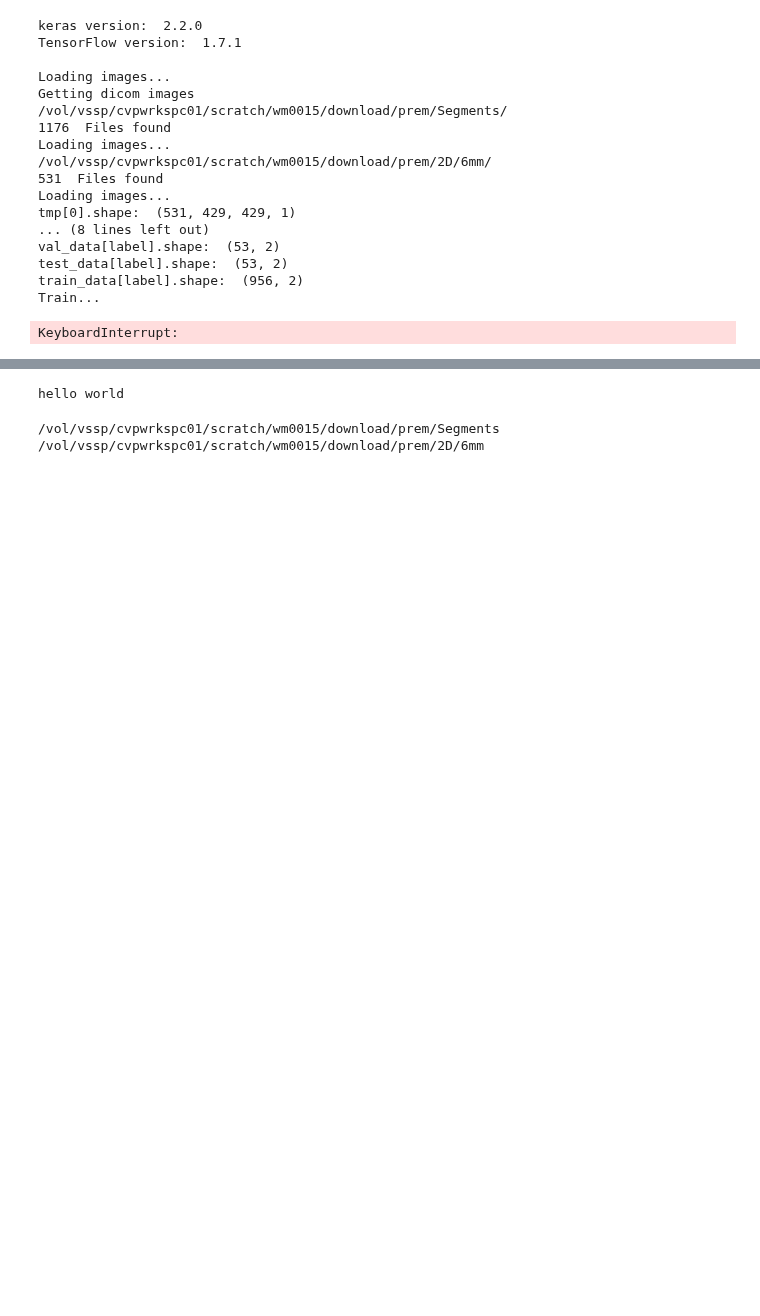
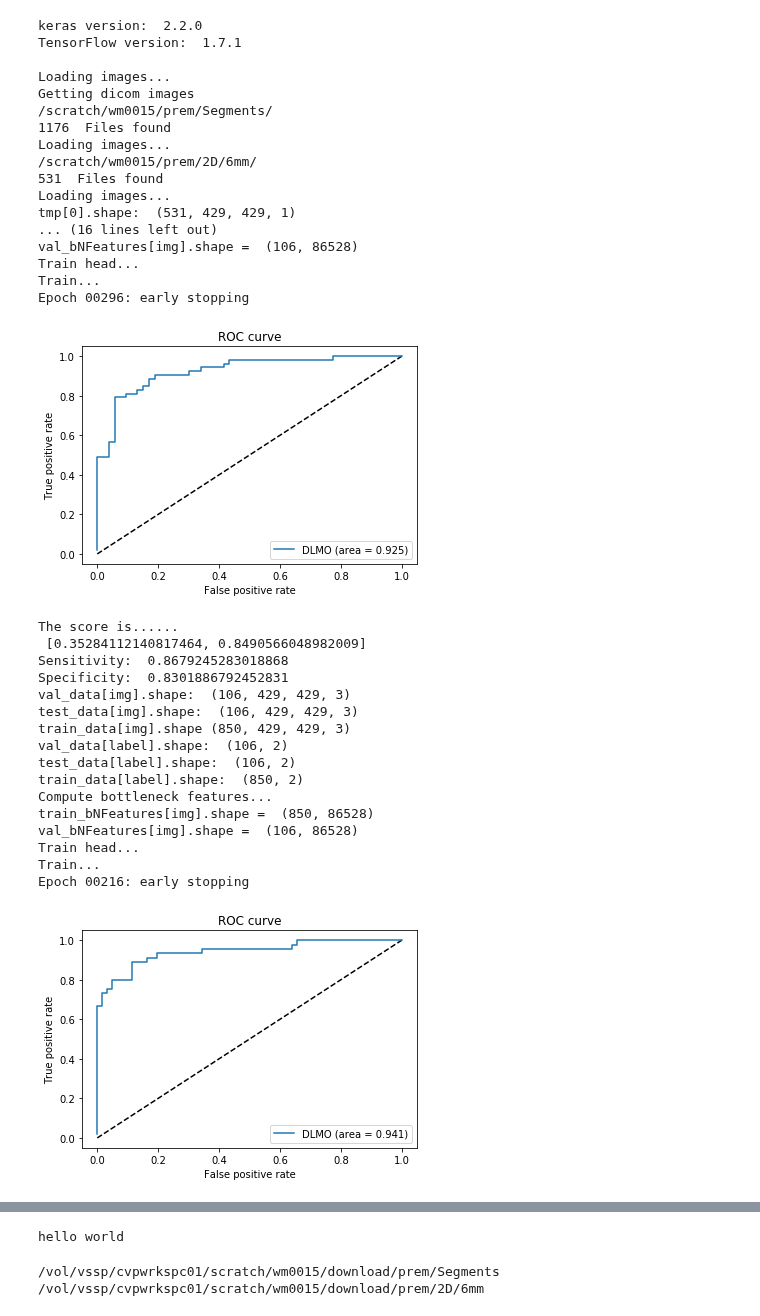
Before and after one commit to Big-Tree/kerasTF, a Jupyter notebook: kerasTransferLearning.ipynb, the cells around one changed output, grey strips where cells are left out. Saved outputs shown, nothing was run; the diff lists cells and outputs as text; code cells hidden in the pictures; blank space fills up the shorter version.

Commit message:
Third test set added
Running TL on prems larger dataset

```diff
--- a/kerasTransferLearning.ipynb
+++ b/kerasTransferLearning.ipynb
@@ -35,9 +35,12 @@ VERBOSE = 0
 ARCHITECTURE = 0
 NORMALISE = 4096
 # Class 0 = backgrounds
+# Server scratch
+CLASSDIR_0 = '/scratch/wm0015/prem/Segments/'
+CLASSDIR_1 = '/scratch/wm0015/prem/2D/6mm/'
 # Prem..
-CLASSDIR_0 = '/vol/vssp/cvpwrkspc01/scratch/wm0015/download/prem/Segments/'#P_Tomo_6CMBCF_XYZ_5*'
-CLASSDIR_1 = '/vol/vssp/cvpwrkspc01/scratch/wm0015/download/prem/2D/6mm/'#P_6CMBCF*'
+# CLASSDIR_0 = '/vol/vssp/cvpwrkspc01/scratch/wm0015/download/prem/Segments/'#P_Tomo_6CMBCF_XYZ_5*'
+# CLASSDIR_1 = '/vol/vssp/cvpwrkspc01/scratch/wm0015/download/prem/2D/6mm/'#P_6CMBCF*'
 # CLASSDIR_0 = '/vol/vssp/cvpwrkspc01/scratch/wm0015/download/prem/Segments/'#P_Tomo_6CMBCF_XYZ_5*'
 # CLASSDIR_1 = '/vol/vssp/cvpwrkspc01/scratch/wm0015/download/prem/2D/my/6mm_c95'#P_6CMBCF*
 
@@ -53,13 +56,13 @@ CLASSDIR_1 = '/vol/vssp/cvpwrkspc01/scratch/wm0015/download/prem/2D/6mm/'#P_6CMB
 # CLASSDIR_1 = '/user/HS204/wm0015/student/allCalcs/1/*'
 MODEL_SAVE = '/vol/vssp/cvpwrkspc01/scratch/wm0015/models/best_model.h5'
 BATCH_SIZE = 100
-EPOCHS = 1000
-TRAIN_RATIO = 0.9
+EPOCHS = 500
+TRAIN_RATIO = 0.8
 INPUT_SHAPE = [429, 429, 3]
-# INPUT_SHAPE = [256, 256, 3]
+#INPUT_SHAPE = [256, 256, 3]
 #INPUT_SHAPE = [385, 385, 3]
 FOLDS = 10
-PATIENCE = 500
+PATIENCE = 100
 
 class TrainValTensorBoard(TensorBoard):
     def __init__(self, log_dir='/vol/vssp/mammo2/will/logs/new', **kwargs):
@@ -209,7 +212,7 @@ def vgg():
     model = keras.models.Model(inputs=vggModel.input, outputs=model)
     return model
 
-def tlVGG(train_data, val_data):
+def tlVGG(train_data, val_data, test_data):
     print('Compute bottleneck features...')
     vggModel = applications.VGG19(weights = "imagenet", include_top=False, input_shape = INPUT_SHAPE)
     # Freeze all layers
@@ -221,10 +224,13 @@ def tlVGG(train_data, val_data):
     final_model = keras.models.Model(inputs=vggModel.input, outputs=bNModel)
     train_bNFeatures = {'img': 0, 'label': train_data['label']}
     val_bNFeatures = {'img': 0, 'label': val_data['label']}
+    test_bNFeatures = {'img': 0, 'label': test_data['label']}
     train_bNFeatures['img'] = final_model.predict(train_data['img'], batch_size=16)
     val_bNFeatures['img'] = final_model.predict(val_data['img'], batch_size=16)
+    test_bNFeatures['img'] = final_model.predict(test_data['img'], batch_size=16)
     #Undo one hot - ROC does not work with onehot
     val_bNFeatures.update({'labelIndex': np.where(val_data['label']==1)[1]})
+    test_bNFeatures.update({'labelIndex': np.where(test_data['label']==1)[1]})
     print('train_bNFeatures[img].shape = ', train_bNFeatures['img'].shape)
     print('val_bNFeatures[img].shape = ', val_bNFeatures['img'].shape)
 
@@ -232,7 +238,7 @@ def tlVGG(train_data, val_data):
     head = Sequential()
     #head.add(Dense(32, input_dim=train_bNFeatures['img'].shape[1], activation='relu'))
     head.add(Dense(2, activation='softmax'))
-    return head, train_bNFeatures, val_bNFeatures
+    return head, train_bNFeatures, val_bNFeatures, test_bNFeatures
 
     # Why oh why are they in a directory structure like this
 def getPremFiles(imgPath, dataSpecs):
@@ -366,6 +372,9 @@ def splitDataset(data, seed = None, includeTestSet = True):
         test_data = {'img': data['img'][splitPointVal:splitPointTest], 'label': data['label'][splitPointVal:splitPointTest]}
         train_data = {'img': data['img'][splitPointTest:], 'label': data['label'][splitPointTest:]}
 
+        print('val_data[img].shape: ', val_data['img'].shape)
+        print('test_data[img].shape: ', test_data['img'].shape)
+        print('train_data[img].shape', train_data['img'].shape)
         print('val_data[label].shape: ', val_data['label'].shape)
         print('test_data[label].shape: ', test_data['label'].shape)
         print('train_data[label].shape: ', train_data['label'].shape)
@@ -434,7 +443,7 @@ def main():
     valStats = {'score':[], 'specificity':[], 'sensitivity':[]}
     for crossVal in range(FOLDS):
 
-        train_data, val_data, test_data = splitDataset(data, seed = None)
+        train_data, val_data, test_data = splitDataset(data, seed = 9)
 
 #         # Shuffle data
 #         seed = 33
@@ -454,9 +463,9 @@ def main():
 
 
 
-        #model, train_data, val_data = tlVGG(train_data, val_data)
-        model = fiveCNN()
-        model = multi_gpu_model(model, gpus=2)
+        model, train_data, val_data, test_data = tlVGG(train_data, val_data, test_data)
+        #model = fiveCNN()
+        #model = multi_gpu_model(model, gpus=2)
         if ARCHITECTURE != 0:
             model.summary()
 
@@ -515,16 +524,16 @@ def main():
                 callbacks=[
                     TrainValTensorBoard(write_graph=False),
                     EarlyStopping(monitor='val_loss', patience=PATIENCE, verbose=1),
-                    ModelCheckpoint(filepath=MODEL_SAVE, monitor='val_accuracy', save_best_only=True)],
+                    ModelCheckpoint(filepath=MODEL_SAVE, monitor='val_acc', save_best_only=True)],
                 validation_data=(val_data['img'], val_data['label']))
 
         # Restore best model
-        #model.load_weights(MODEL_SAVE)
+        model.load_weights(MODEL_SAVE)
 
         # Produce ROC curve
-
-        y_pred_keras = model.predict(val_data['img'])
-        y_true = val_data['labelIndex']
+        eval_data = test_data
+        y_pred_keras = model.predict(eval_data['img'])
+        y_true = eval_data['labelIndex']
         y_score = y_pred_keras[:,1]
         fpr_keras, tpr_keras, thresholds_keras = roc_curve(y_true, y_score)
         from sklearn.metrics import auc
@@ -542,42 +551,59 @@ def main():
 
 
         # Evaluate
-        score = model.evaluate(val_data['img'], val_data['label'], verbose=0)
+        score = model.evaluate(eval_data['img'], eval_data['label'], verbose=0)
         valStats['score'].append(score)
         print('The score is......\n', score)
         valStats['sensitivity'].append(getSensitivity(y_true, y_score))
         valStats['specificity'].append(getSpecificity(y_true, y_score))
         print('Sensitivity: ', valStats['sensitivity'][-1])
         print('Specificity: ', valStats['specificity'][-1])
 
 
     valStatsScore = np.asarray(valStats['score'])
     print('Validations: \n', valStatsScore[:, 1])
     print('Average loss: ', sum(valStatsScore[:, 0])/FOLDS)
     print('Average validation: ', sum(valStatsScore[:, 1])/FOLDS)
     print('\n\nSensitivities: \n', valStats['sensitivity'])
     print('\nSpecificities: \n', valStats['specificity'])
     print('\n\nAverage sensitivity: ', sum(valStats['sensitivity'])/len(valStats['sensitivity']))
     print('Average specificity: ', sum(valStats['specificity'])/len(valStats['specificity']))
 
 if __name__ == "__main__":
     main()
 # %% [output]
 keras version:  2.2.0
 TensorFlow version:  1.7.1
 
 Loading images...
 Getting dicom images
-/vol/vssp/cvpwrkspc01/scratch/wm0015/download/prem/Segments/
+/scratch/wm0015/prem/Segments/
 1176  Files found
 Loading images...
-/vol/vssp/cvpwrkspc01/scratch/wm0015/download/prem/2D/6mm/
+/scratch/wm0015/prem/2D/6mm/
 531  Files found
 Loading images...
 tmp[0].shape:  (531, 429, 429, 1)
-... (8 lines left out)
-val_data[label].shape:  (53, 2)
-test_data[label].shape:  (53, 2)
-train_data[label].shape:  (956, 2)
+... (16 lines left out)
+val_bNFeatures[img].shape =  (106, 86528)
+Train head...
 Train...
+Epoch 00296: early stopping
+[figure, added]
-KeyboardInterrupt:
+The score is......
+ [0.35284112140817464, 0.8490566048982009]
+Sensitivity:  0.8679245283018868
+Specificity:  0.8301886792452831
+val_data[img].shape:  (106, 429, 429, 3)
+test_data[img].shape:  (106, 429, 429, 3)
+train_data[img].shape (850, 429, 429, 3)
+val_data[label].shape:  (106, 2)
+test_data[label].shape:  (106, 2)
+train_data[label].shape:  (850, 2)
+Compute bottleneck features...
+train_bNFeatures[img].shape =  (850, 86528)
+val_bNFeatures[img].shape =  (106, 86528)
+Train head...
+Train...
+Epoch 00216: early stopping
+[figure, added]
```
Also changed, not shown: parts of 1 cell of this notebook.
